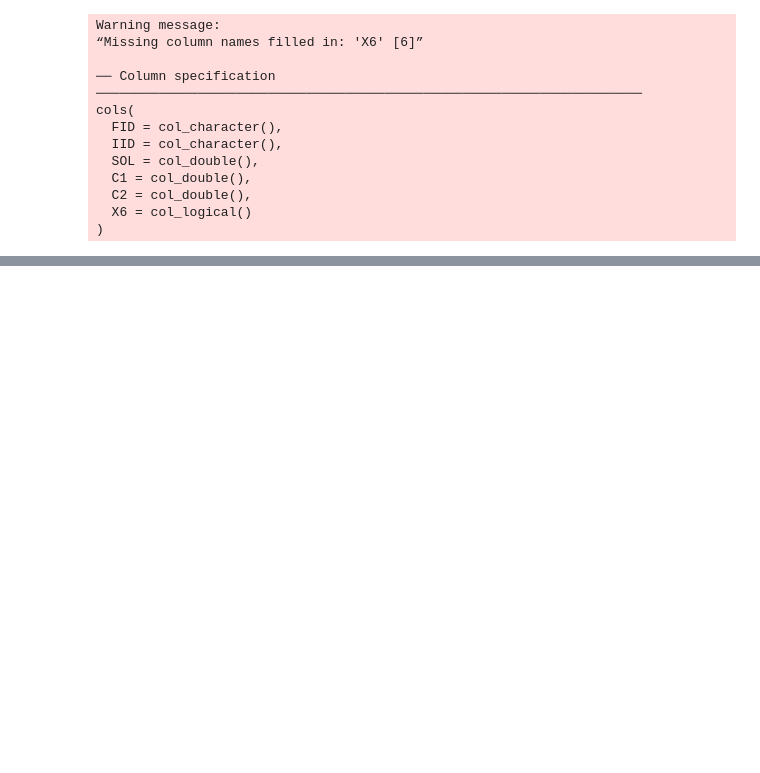
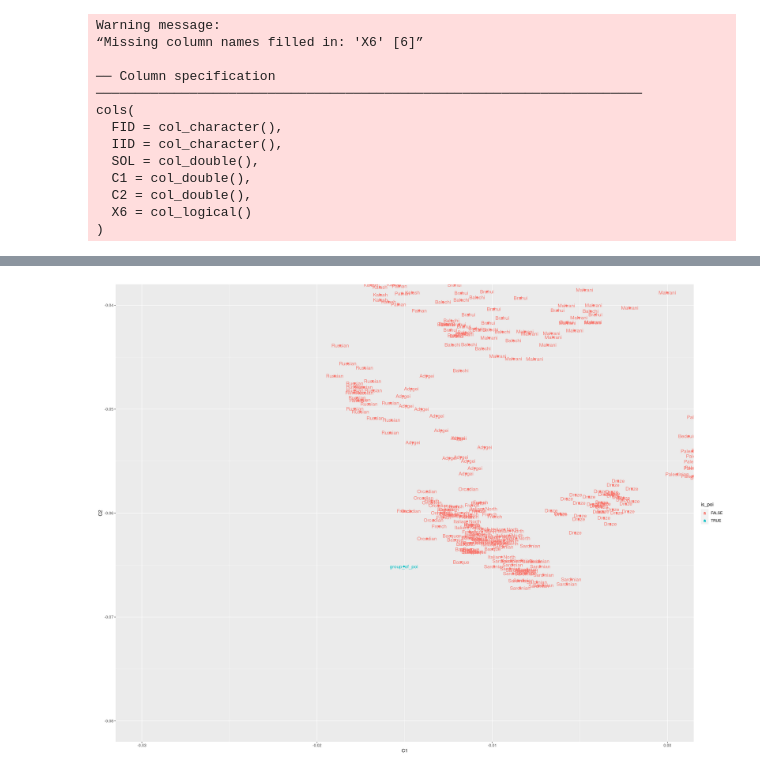
Before and after one commit to nevrome/paagen, a Jupyter notebook: playground/test_workflow.ipynb, the cells around one changed output, grey strips where cells are left out. Drawn from its saved outputs; the diff is of its cells as text; code cells hidden in the pictures; blank space fills up the shorter version.

```diff
--- a/playground/test_workflow.ipynb
+++ b/playground/test_workflow.ipynb
@@ -148,0 +127,14 @@ geom_text(aes(x = C1, y = C2, color = is_poi, label = FID))
+# %%
+library(ggplot2)
+options(repr.plot.width = 20, repr.plot.height = 15, repr.plot.res = 200)
+
+mds %>%
+dplyr::mutate(
+    is_poi = IID == "poi"
+) %>%
+ggplot() +
+geom_text(aes(x = C1, y = C2, color = is_poi, label = FID)) +
+geom_point(aes(x = C1, y = C2, color = is_poi)) +
+coord_cartesian(xlim = c(-0.03, 0), ylim=c(-0.08,-0.04))
+# %% [output]
+[figure, added]
```
Also changed, not shown: parts of 13 cells of this notebook.
